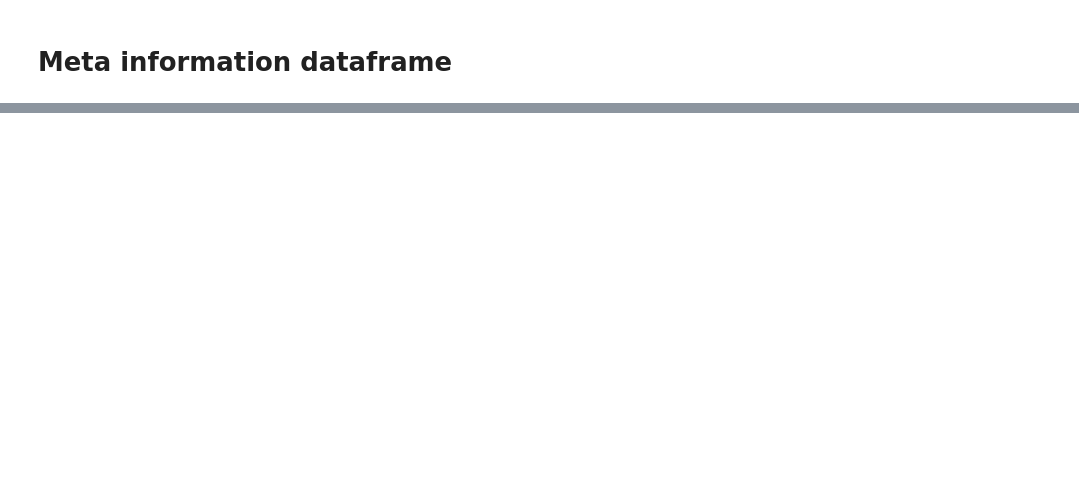
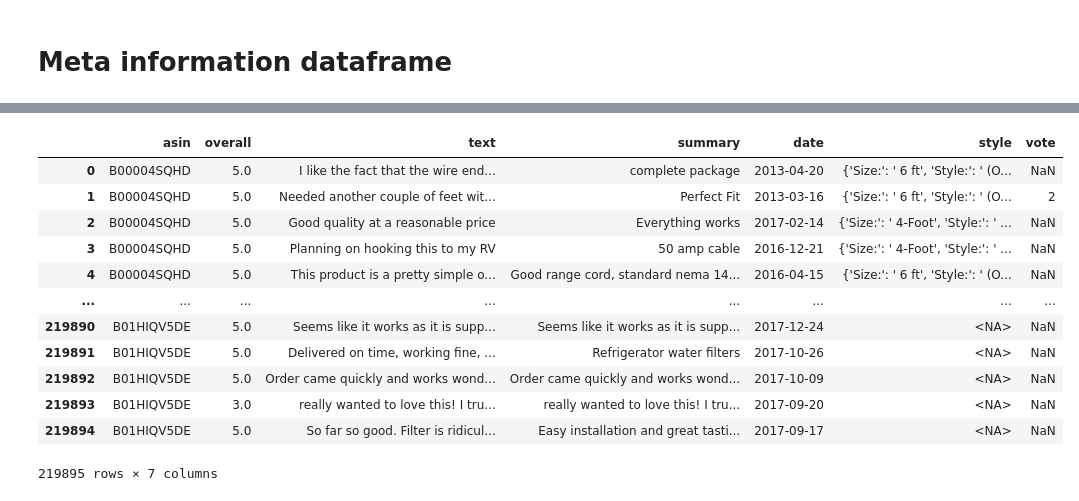
Before and after one commit to octokami/LLMs, a Jupyter notebook: 0 - Data Filtering.ipynb, the cells around one changed output, grey strips where cells are left out. Cells and saved outputs as stored; diff of their text form; code cells hidden in the pictures; blank space fills up the shorter version.

```diff
--- a/0 - Data Filtering.ipynb
+++ b/0 - Data Filtering.ipynb
@@ -327,0 +327,28 @@ meta_product_df.to_parquet(os.path.join(out_dir, 'meta_product_df.parquet'))
+# %%
+# For the selected meta data
+meta_product_df = meta_df[meta_df['category'].isin(list(top_categories.index))]\
+    .reset_index(drop=True)
+meta_product_df.to_parquet(os.path.join(out_dir, 'meta_product_df.parquet'))
+
+# For the selected products
+product_df = df[df['asin'].isin(meta_product_df['asin'].unique())]\
+    .reset_index(drop=True)
+product_df
+
+# Testing import
+#import_test = pd.read_parquet(os.path.join(out_dir, 'meta_product_df.parquet'))
+#import_test
+# %% [output]
+|  | asin | overall | text | summary | date | style | vote |
+| 0 | B00004SQHD | 5.0 | I like the fact that the wire end... | complete package | 2013-04-20 | {'Size:': ' 6 ft', 'Style:': ' (O... | NaN |
+| 1 | B00004SQHD | 5.0 | Needed another couple of feet wit... | Perfect Fit | 2013-03-16 | {'Size:': ' 6 ft', 'Style:': ' (O... | 2 |
+| 2 | B00004SQHD | 5.0 | Good quality at a reasonable price | Everything works | 2017-02-14 | {'Size:': ' 4-Foot', 'Style:': ' ... | NaN |
+| 3 | B00004SQHD | 5.0 | Planning on hooking this to my RV | 50 amp cable | 2016-12-21 | {'Size:': ' 4-Foot', 'Style:': ' ... | NaN |
+| 4 | B00004SQHD | 5.0 | This product is a pretty simple o... | Good range cord, standard nema 14... | 2016-04-15 | {'Size:': ' 6 ft', 'Style:': ' (O... | NaN |
+| ... | ... | ... | ... | ... | ... | ... | ... |
+| 219890 | B01HIQV5DE | 5.0 | Seems like it works as it is supp... | Seems like it works as it is supp... | 2017-12-24 | <NA> | NaN |
+| 219891 | B01HIQV5DE | 5.0 | Delivered on time, working fine, ... | Refrigerator water filters | 2017-10-26 | <NA> | NaN |
+| 219892 | B01HIQV5DE | 5.0 | Order came quickly and works wond... | Order came quickly and works wond... | 2017-10-09 | <NA> | NaN |
+| 219893 | B01HIQV5DE | 3.0 | really wanted to love this! I tru... | really wanted to love this! I tru... | 2017-09-20 | <NA> | NaN |
+| 219894 | B01HIQV5DE | 5.0 | So far so good. Filter is ridicul... | Easy installation and great tasti... | 2017-09-17 | <NA> | NaN |
+219895 rows × 7 columns
```
Also changed, not shown: parts of 21 cells of this notebook, 1 other file.
